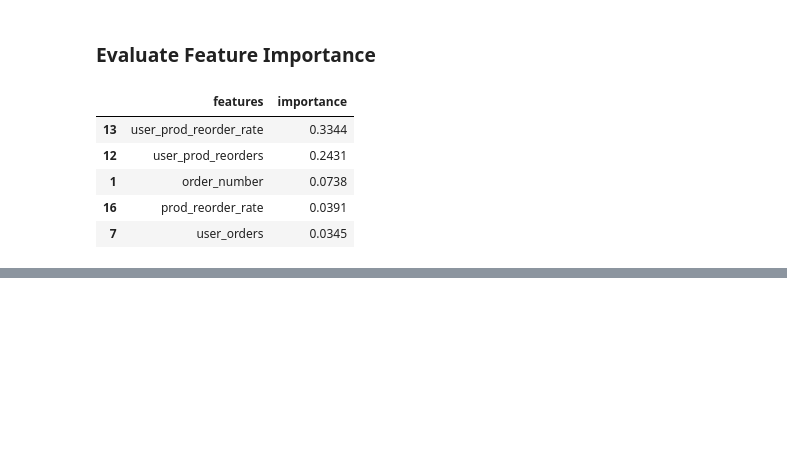
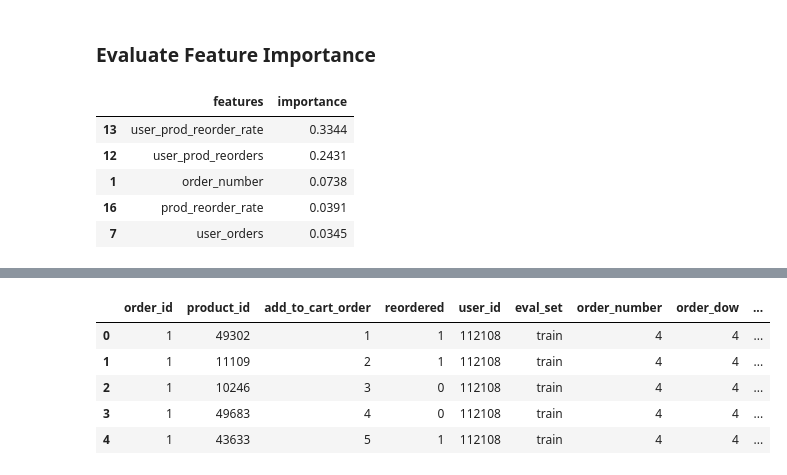
Before and after one commit to paliramuk/market-basket-analysis, a Jupyter notebook: Features.ipynb, the cells around one changed output, grey strips where cells are left out. Saved outputs shown, nothing was run; the diff lists cells and outputs as text; code cells hidden in the pictures; blank space fills up the shorter version.

Commit message:
Reorder Predictions

```diff
--- a/Features.ipynb
+++ b/Features.ipynb
@@ -162,0 +165,5 @@ plt.show()
+# %%
+order_products_train_df = pd.read_csv("input/order_products__train.csv")
+orders_df = pd.read_csv('input/orders.csv')
+train_order_features_df = order_products_train_df.merge(orders_df, how='left', on='order_id')
+train_order_features_df.info()
@@ -162,0 +186,16 @@ plt.show()
+# %%
+# Create most important features model identified
+train_order_features_df['user_orders'] = train_order_features_df.groupby('user_id')['order_id'].transform('count')
+train_order_features_df['user_prod_reorders'] = train_order_features_df.groupby(['user_id','product_id'])['reordered'].transform(np.sum)
+train_order_features_df['user_prod_reorder_rate'] = ( train_order_features_df.user_prod_reorders / train_order_features_df.user_orders )
+train_order_features_df['prod_order_count'] = train_order_features_df.groupby('product_id')['add_to_cart_order'].transform('count')
+train_order_features_df['prod_reorders'] = train_order_features_df.groupby('product_id')['reordered'].transform(np.sum)
+train_order_features_df['prod_reorder_rate'] = ( train_order_features_df.prod_reorders / train_order_features_df.prod_order_count )
+train_order_features_df.head()
+# %% [output]
+|  | order_id | product_id | add_to_cart_order | reordered | user_id | eval_set | order_number | order_dow | ... |
+| 0 | 1 | 49302 | 1 | 1 | 112108 | train | 4 | 4 | ... |
+| 1 | 1 | 11109 | 2 | 1 | 112108 | train | 4 | 4 | ... |
+| 2 | 1 | 10246 | 3 | 0 | 112108 | train | 4 | 4 | ... |
+| 3 | 1 | 49683 | 4 | 0 | 112108 | train | 4 | 4 | ... |
+| 4 | 1 | 43633 | 5 | 1 | 112108 | train | 4 | 4 | ... |
```
Also changed, not shown: parts of 6 cells of this notebook.
